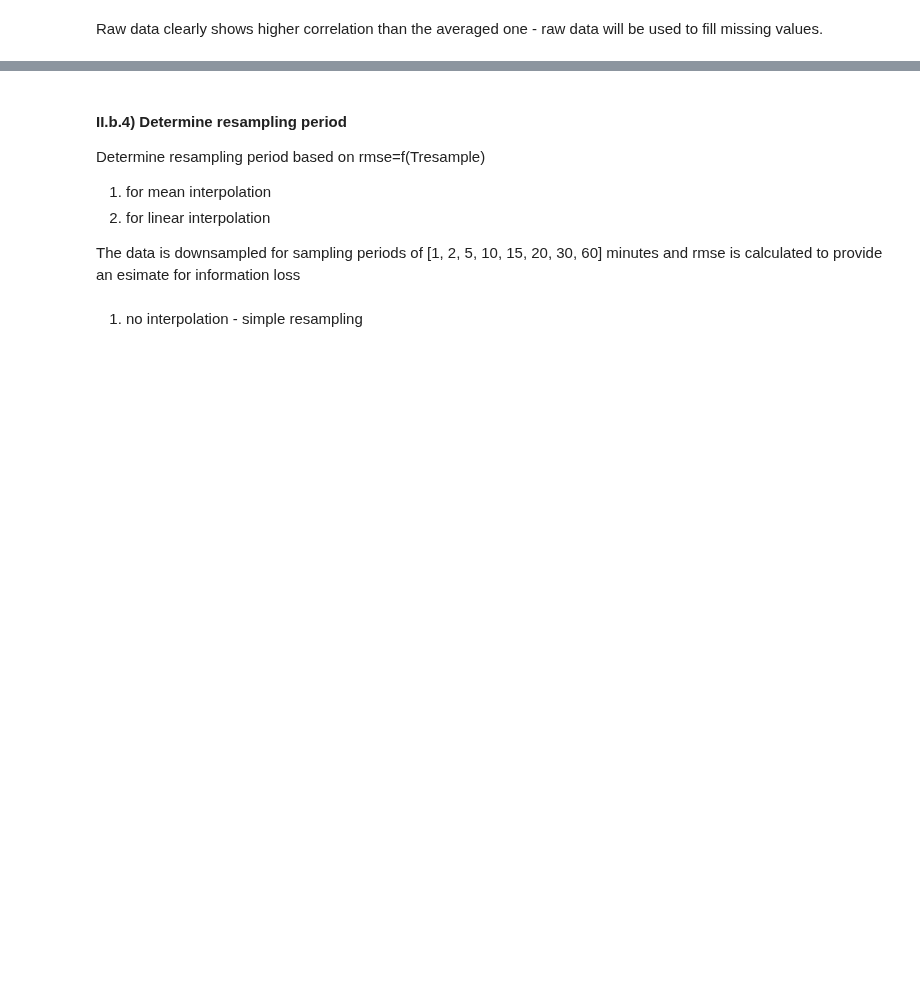
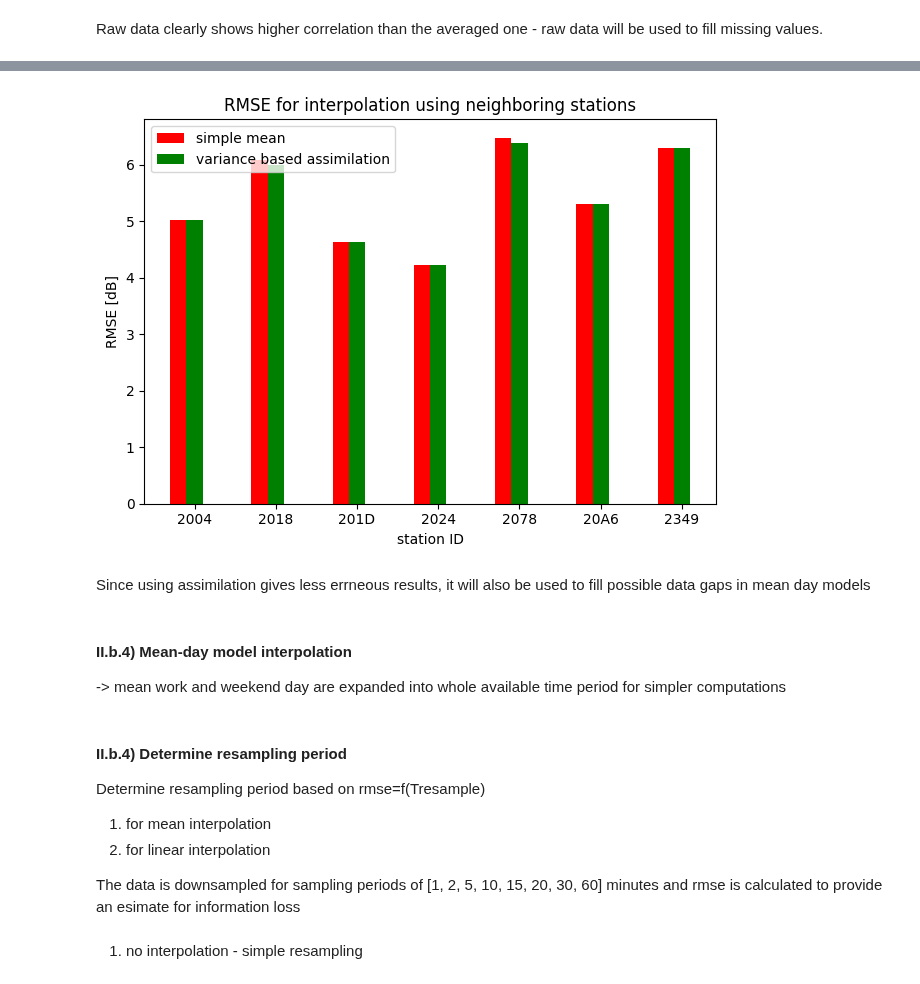
Before and after one commit to fahaerte/LSIES-FinalAssignment, a Jupyter notebook: Interpolation_LagPlots.ipynb, the cells around one changed output, grey strips where cells are left out. Saved outputs shown, nothing was run; the diff lists cells and outputs as text; code cells hidden in the pictures; blank space fills up the shorter version.

Commit message:
- finalized interpolation algorithm

```diff
--- a/Interpolation_LagPlots.ipynb
+++ b/Interpolation_LagPlots.ipynb
@@ -524,23 +453,62 @@ del beta, alpha, lag, betas, alphas, lags
+# %%
+df_data_neighbor = df_data_incomplete.copy()
+group_df = pd.DataFrame()
+rmses1 = []
+xx = []
+
+# 3) Fill in missing values
+for id in sensor_names:
+    if id in stations_df.index:
+        group_ls = stations_df.loc[id]['grp_linear']
+        single_df = df_data_incomplete[id].copy()
+        betas = []
+        alphas = []
+        lags = []
+        group_df.drop(columns = group_df.columns, inplace=True)
+        for ftup in group_ls:
+            # 5) determine lag for precision improvement
+            beta = ftup[0]
+            alpha = ftup[1]
+            lag = ftup[2]
+            betas.append(beta)
+            alphas.append(alpha)
+            lags.append(lag)
+            group_df[ftup[3]] = df_data_incomplete[ftup[3]]
+
+        df_neighbor_temp, rmset = fill_missing_values_assim(single_df, group_df, lags, betas, alphas)
+        df_data_neighbor[id] = df_neighbor_temp
+        rmses1.append(rmset)
+        xx.append(id)
+
+del beta, alpha, lag, betas, alphas, lags
+#print(df_data_incomplete.isna().sum())
+#print(df_data_neighbor.isna().sum())
 # %%
 fig, ax = plt.subplots(1,1)
 
 arr0 = []
 arr1 = []
 for i in range(0,len(rmses)):
     arr0.append(rmses[i][0])
 
 for i in range(0,len(rmses1)):
     arr1.append(rmses1[i][-1])
 
 X = np.arange(len(xx))
 
 ax.set_xlabel('station ID')
 ax.set_ylabel('RMSE [dB]')
 ax.bar(X-.10, arr0, color='r', width = 0.20)
 ax.bar(X+.10, arr1, color='g', width = 0.20, tick_label=xx)
 ax.set_title('RMSE for interpolation using neighboring stations')
 ax.legend(['simple mean', 'variance based assimilation'])
 
 
 fig.tight_layout()
 plt.show()
+
+del rmses, rmses1, msxx, rmset, X, xx, ftup
+# %% [output]
+[figure, added]
+# %% [markdown]
+Since using assimilation gives less errneous results, it will also be used to fill possible data gaps in mean day models
@@ -546,0 +578,3 @@ plt.show()
+# %% [markdown]
+#### II.b.4) Mean-day model interpolation ####
+-> mean work and weekend day are expanded into whole available time period for simpler computations
```
Also changed, not shown: parts of 39 cells of this notebook, 1 other file.
